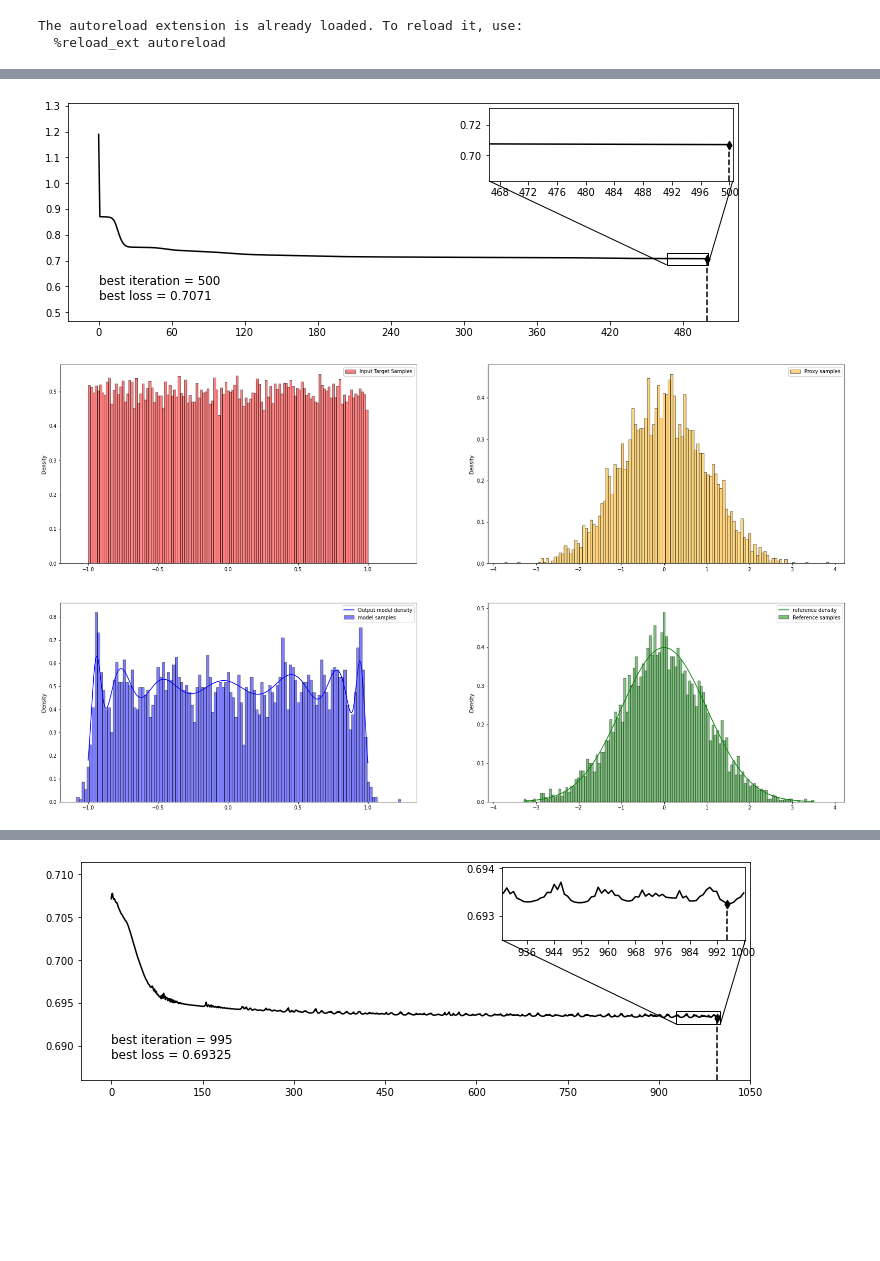
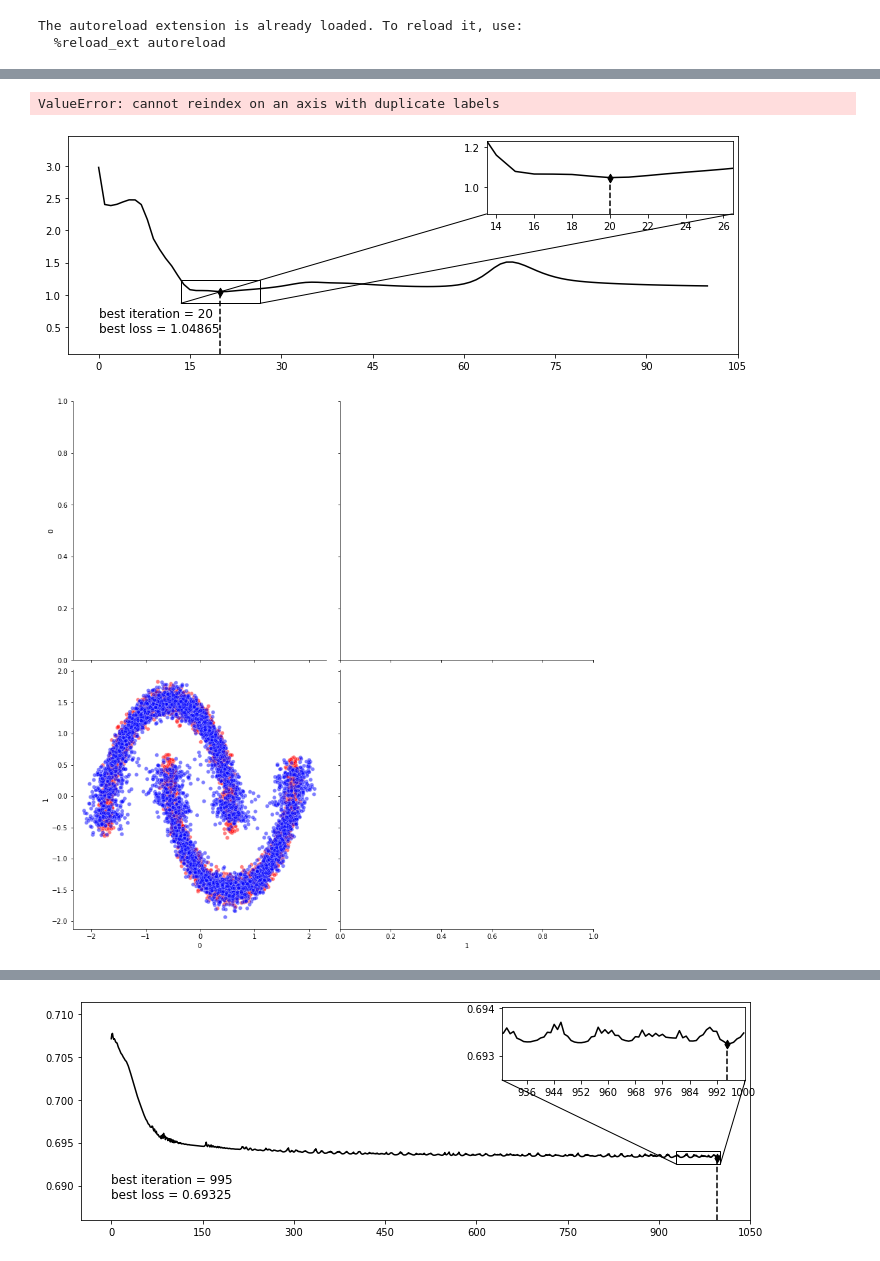
Before and after one commit to ElouanARGOUARCH/Discretely-Indexed-Flows, a Jupyter notebook: experiments/Start from EM.ipynb, the cells around one changed output, grey strips where cells are left out. Saved outputs shown, nothing was run; the diff lists cells and outputs as text; code cells hidden in the pictures; blank space fills up the shorter version.

```diff
--- a/experiments/Start from EM.ipynb
+++ b/experiments/Start from EM.ipynb
@@ -14,7 +14,7 @@ import matplotlib.pyplot as plt
 The autoreload extension is already loaded. To reload it, use:
   %reload_ext autoreload
 # %%
-example = "Uniform"
+example = "Moons"
 num_samples = 50000
 target = Target(example, num_samples)
 target.target_visual()
@@ -24,13 +24,14 @@ p, target_log_density, target_samples = target.get_target()
 # %%
 num_samples = target_samples.shape[0]
-epochs = 500
-K = 10
+epochs = 100
+K = 50
 EM = EMDensityEstimator(target_samples,K)
 loss_values = EM.train(epochs,visual=True)
 EM.model_visual()
 # %% [output]
+ValueError: cannot reindex on an axis with duplicate labels
-[figure, old version]
+[figure, new version]
-[figure, old version]
+[figure, new version]
 # %%
 from torch import nn
 num_samples = target_samples.shape[0]
```
Also changed, not shown: parts of 3 cells of this notebook, 5 other files.
